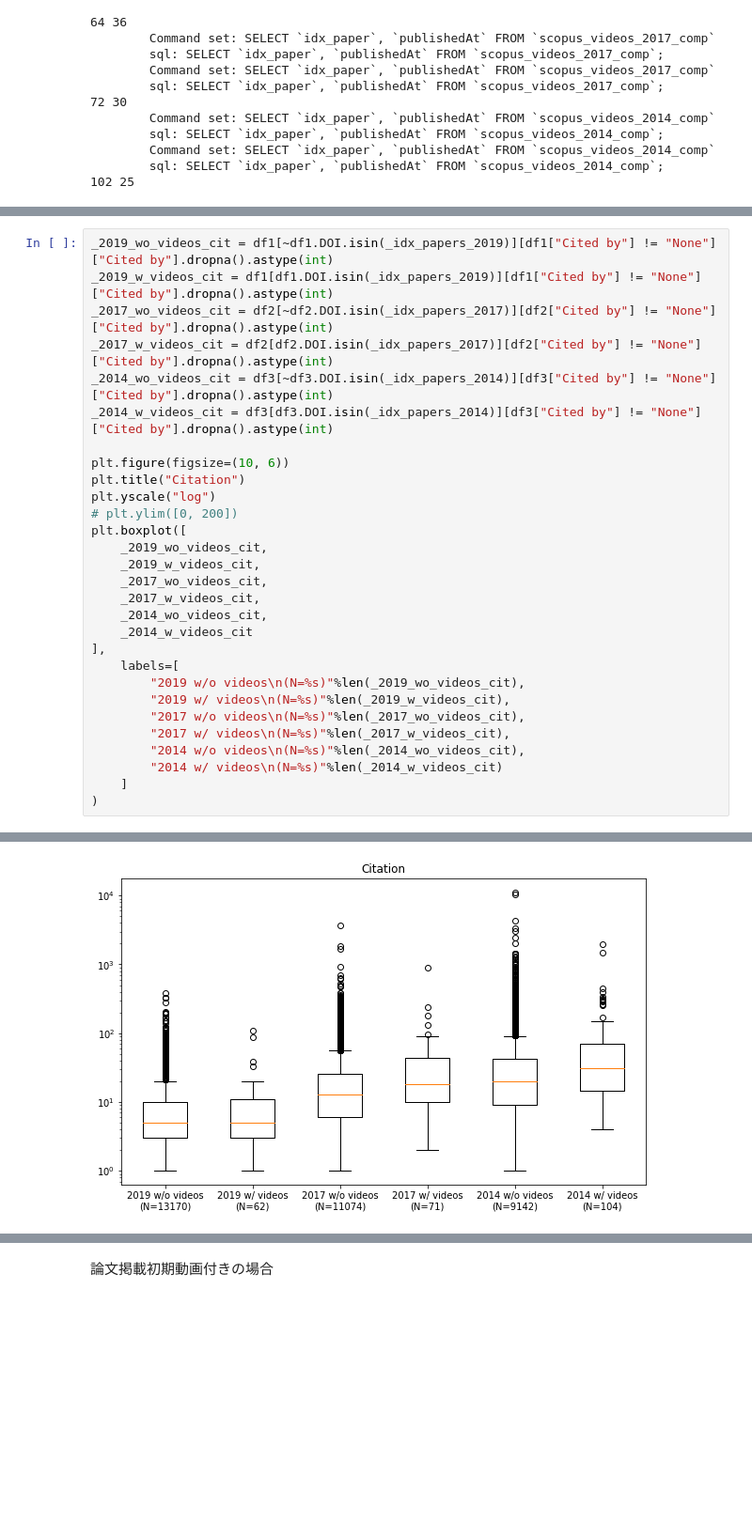
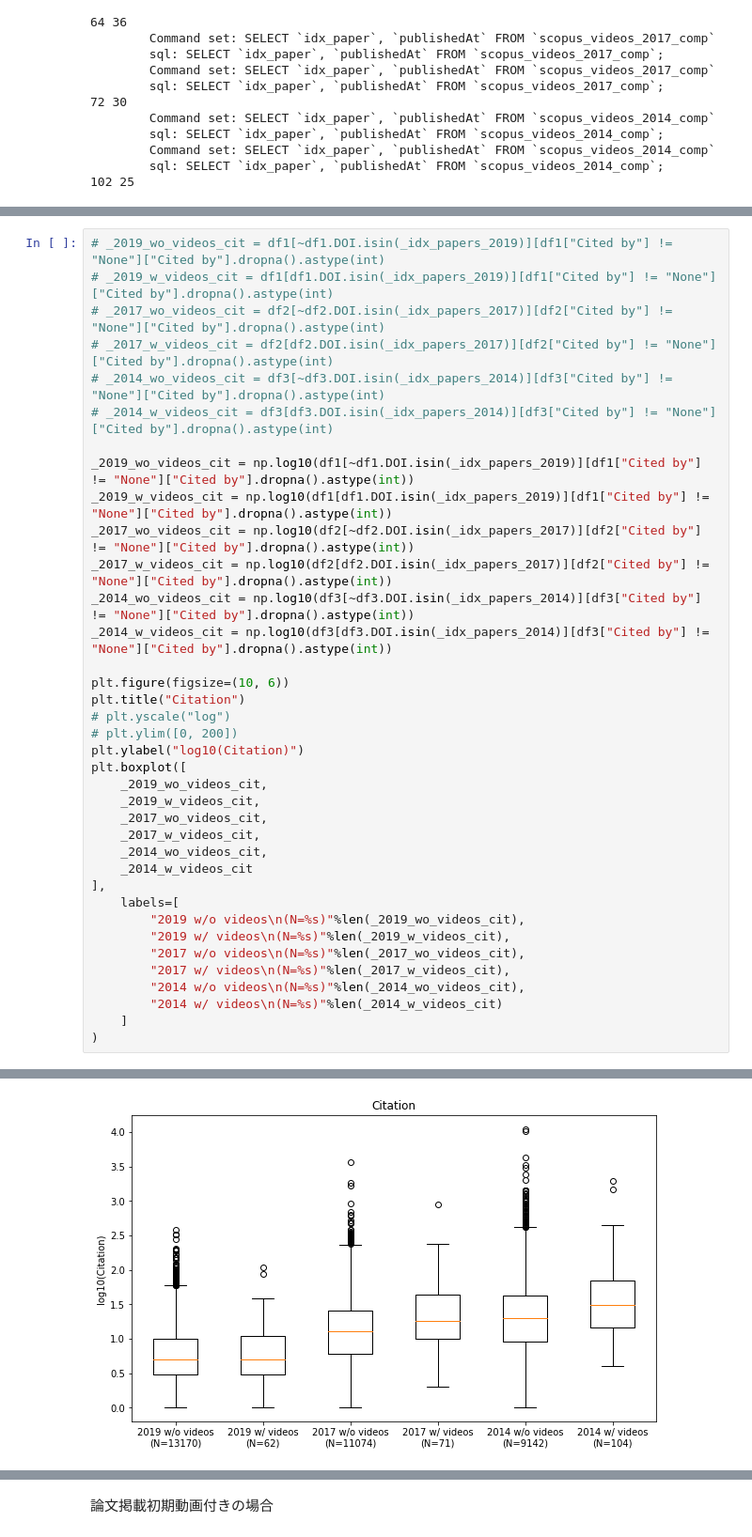
Before and after one commit to Hweemyoung/mastersdegree, a Jupyter notebook: ytcrawl/customs/200819.ipynb, the cells around one changed output, grey strips where cells are left out. Shown at 94% size. Cells and saved outputs as stored; diff of their text form; blank space fills up the shorter version.

```diff
--- a/ytcrawl/customs/200819.ipynb
+++ b/ytcrawl/customs/200819.ipynb
@@ -152,15 +152,23 @@ Name: AAS, Length: 3282, dtype: int64
 # %%
-_2019_wo_videos_cit = df1[~df1.DOI.isin(_idx_papers_2019)][df1["Cited by"] != "None"]["Cited by"].dropna().astype(int)
-_2019_w_videos_cit = df1[df1.DOI.isin(_idx_papers_2019)][df1["Cited by"] != "None"]["Cited by"].dropna().astype(int)
-_2017_wo_videos_cit = df2[~df2.DOI.isin(_idx_papers_2017)][df2["Cited by"] != "None"]["Cited by"].dropna().astype(int)
-_2017_w_videos_cit = df2[df2.DOI.isin(_idx_papers_2017)][df2["Cited by"] != "None"]["Cited by"].dropna().astype(int)
-_2014_wo_videos_cit = df3[~df3.DOI.isin(_idx_papers_2014)][df3["Cited by"] != "None"]["Cited by"].dropna().astype(int)
-_2014_w_videos_cit = df3[df3.DOI.isin(_idx_papers_2014)][df3["Cited by"] != "None"]["Cited by"].dropna().astype(int)
+# _2019_wo_videos_cit = df1[~df1.DOI.isin(_idx_papers_2019)][df1["Cited by"] != "None"]["Cited by"].dropna().astype(int)
+# _2019_w_videos_cit = df1[df1.DOI.isin(_idx_papers_2019)][df1["Cited by"] != "None"]["Cited by"].dropna().astype(int)
+# _2017_wo_videos_cit = df2[~df2.DOI.isin(_idx_papers_2017)][df2["Cited by"] != "None"]["Cited by"].dropna().astype(int)
+# _2017_w_videos_cit = df2[df2.DOI.isin(_idx_papers_2017)][df2["Cited by"] != "None"]["Cited by"].dropna().astype(int)
+# _2014_wo_videos_cit = df3[~df3.DOI.isin(_idx_papers_2014)][df3["Cited by"] != "None"]["Cited by"].dropna().astype(int)
+# _2014_w_videos_cit = df3[df3.DOI.isin(_idx_papers_2014)][df3["Cited by"] != "None"]["Cited by"].dropna().astype(int)
+
+_2019_wo_videos_cit = np.log10(df1[~df1.DOI.isin(_idx_papers_2019)][df1["Cited by"] != "None"]["Cited by"].dropna().astype(int))
+_2019_w_videos_cit = np.log10(df1[df1.DOI.isin(_idx_papers_2019)][df1["Cited by"] != "None"]["Cited by"].dropna().astype(int))
+_2017_wo_videos_cit = np.log10(df2[~df2.DOI.isin(_idx_papers_2017)][df2["Cited by"] != "None"]["Cited by"].dropna().astype(int))
+_2017_w_videos_cit = np.log10(df2[df2.DOI.isin(_idx_papers_2017)][df2["Cited by"] != "None"]["Cited by"].dropna().astype(int))
+_2014_wo_videos_cit = np.log10(df3[~df3.DOI.isin(_idx_papers_2014)][df3["Cited by"] != "None"]["Cited by"].dropna().astype(int))
+_2014_w_videos_cit = np.log10(df3[df3.DOI.isin(_idx_papers_2014)][df3["Cited by"] != "None"]["Cited by"].dropna().astype(int))
 
 plt.figure(figsize=(10, 6))
 plt.title("Citation")
-plt.yscale("log")
+# plt.yscale("log")
 # plt.ylim([0, 200])
+plt.ylabel("log10(Citation)")
 plt.boxplot([
     _2019_wo_videos_cit,
     _2019_w_videos_cit,
@@ -169,34 +177,34 @@ plt.boxplot([
     _2014_wo_videos_cit,
     _2014_w_videos_cit
 ],
     labels=[
         "2019 w/o videos\n(N=%s)"%len(_2019_wo_videos_cit),
         "2019 w/ videos\n(N=%s)"%len(_2019_w_videos_cit),
         "2017 w/o videos\n(N=%s)"%len(_2017_wo_videos_cit),
         "2017 w/ videos\n(N=%s)"%len(_2017_w_videos_cit),
         "2014 w/o videos\n(N=%s)"%len(_2014_wo_videos_cit),
         "2014 w/ videos\n(N=%s)"%len(_2014_w_videos_cit)
     ]
 )
 # %% [output]
 {'boxes': [<matplotlib.lines.Line2D at 0x...>,
   <matplotlib.lines.Line2D at 0x...>,
   <matplotlib.lines.Line2D at 0x...>,
   <matplotlib.lines.Line2D at 0x...>,
   <matplotlib.lines.Line2D at 0x...>,
   <matplotlib.lines.Line2D at 0x...>],
  'caps': [<matplotlib.lines.Line2D at 0x...>,
   <matplotlib.lines.Line2D at 0x...>,
   <matplotlib.lines.Line2D at 0x...>,
   <matplotlib.lines.Line2D at 0x...>,
   <matplotlib.lines.Line2D at 0x...>,
   <matplotlib.lines.Line2D at 0x...>,
 ... (27 lines left out)
   <matplotlib.lines.Line2D at 0x...>,
   <matplotlib.lines.Line2D at 0x...>,
   <matplotlib.lines.Line2D at 0x...>,
   <matplotlib.lines.Line2D at 0x...>]}
-[figure, old version]
+[figure, new version]
 # %%
 _s2019, _p2019 = stats.ttest_ind(
     _2019_wo_videos_cit,
```
Also changed, not shown: parts of 12 cells of this notebook, 13 other files.
